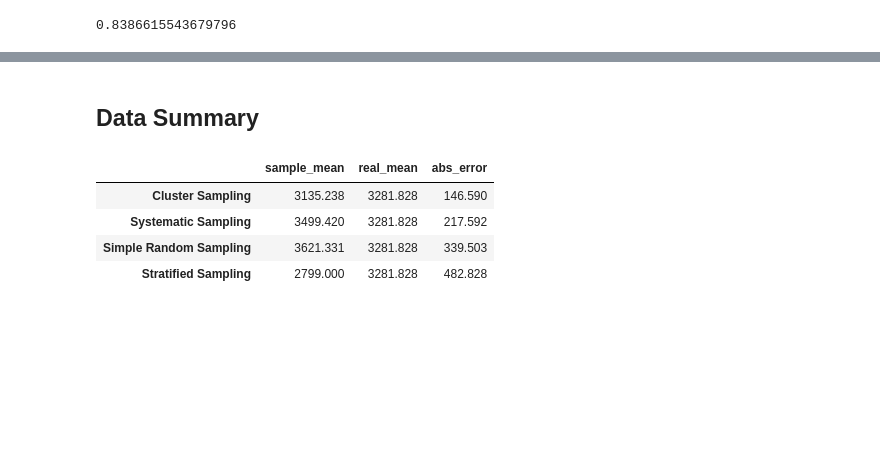
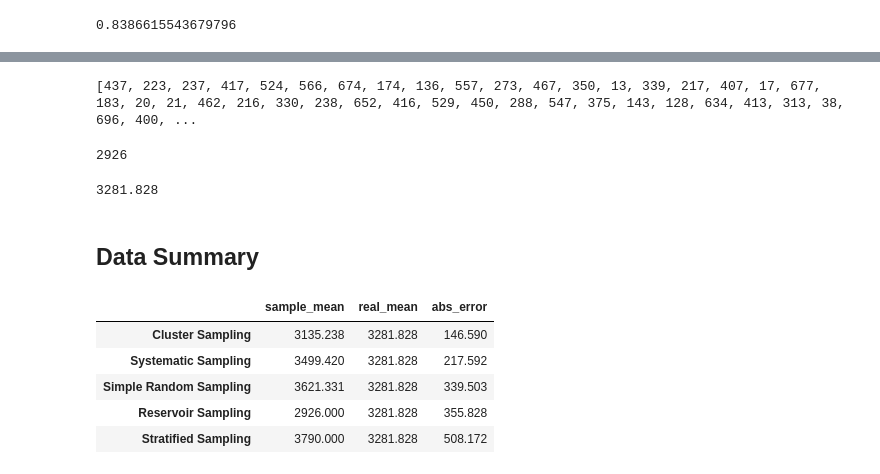
Before and after one commit to jesussantana/Sampling, a Jupyter notebook: notebooks/Sprint_6_Sampling.ipynb, the cells around one changed output, grey strips where cells are left out. Drawn from its saved outputs; the diff is of its cells as text; code cells hidden in the pictures; blank space fills up the shorter version.

Commit message:
Update  Data Summary

```diff
--- a/notebooks/Sprint_6_Sampling.ipynb
+++ b/notebooks/Sprint_6_Sampling.ipynb
@@ -393,0 +399,19 @@ Name: position, dtype: float64
+# %%
+def reservoir_sampling(sample, population):
+    reservoir = []
+
+    for i in range(population):
+
+        if i < sample:
+            reservoir.append(i)
+
+        else:
+            j = rd.randint(0, i)
+            if j < sample:
+                reservoir[j] = i
+
+    return reservoir
+# %%
+sample = int(len(df)*0.1)+1
+population = len(df)
+reservoir_sample_index = reservoir_sampling(sample, population)
@@ -394,22 +426,38 @@ Name: position, dtype: float64
+# %%
+print(reservoir_sample_index)
+# %% [output]
+[437, 223, 237, 417, 524, 566, 674, 174, 136, 557, 273, 467, 350, 13, 339, 217, 407, 17, 677, 183, 20, 21, 462, 216, 330, 238, 652, 416, 529, 450, 288, 547, 375, 143, 128, 634, 413, 313, 38, 696, 400, ...
+# %%
+reservoir_sample = df.iloc[reservoir_sample_index]
+# %%
+reservoir_mean = round(reservoir_sample.salary.mean())
+reservoir_mean
+# %% [output]
+2926
+# %%
+real_mean
+# %% [output]
+3281.828
 # %% [markdown]
 ## Data Summary
 # %%
 # Create a dictionary with the mean outcomes
-outcomes = {'sample_mean':[simple_random_mean, systematic_mean, stratified_mean, cluster_mean],'real_mean':real_mean}
+outcomes = {'sample_mean':[simple_random_mean, systematic_mean, stratified_mean, cluster_mean, reservoir_mean ],'real_mean':real_mean}
 
 # Transform dictionary into a data frame
-outcomes = pd.DataFrame(outcomes, index=['Simple Random Sampling','Systematic Sampling','Stratified Sampling','Cluster Sampling'])
+outcomes = pd.DataFrame(outcomes, index=['Simple Random Sampling','Systematic Sampling','Stratified Sampling','Cluster Sampling', 'Reservoir Sampling'])
 
 # Add a value corresponding to the absolute error
 outcomes['abs_error'] = abs(outcomes['real_mean'] - outcomes['sample_mean'])
 
 # Sort data frame by absolute error
 outcomes.sort_values(by='abs_error')
 # %% [output]
 |  | sample_mean | real_mean | abs_error |
 | Cluster Sampling | 3135.238 | 3281.828 | 146.590 |
 | Systematic Sampling | 3499.420 | 3281.828 | 217.592 |
 | Simple Random Sampling | 3621.331 | 3281.828 | 339.503 |
-| Stratified Sampling | 2799.000 | 3281.828 | 482.828 |
+| Reservoir Sampling | 2926.000 | 3281.828 | 355.828 |
+| Stratified Sampling | 3790.000 | 3281.828 | 508.172 |
 # %%
 plt.rcParams['figure.constrained_layout.use'] = True
```
Also changed, not shown: parts of 16 cells of this notebook.
